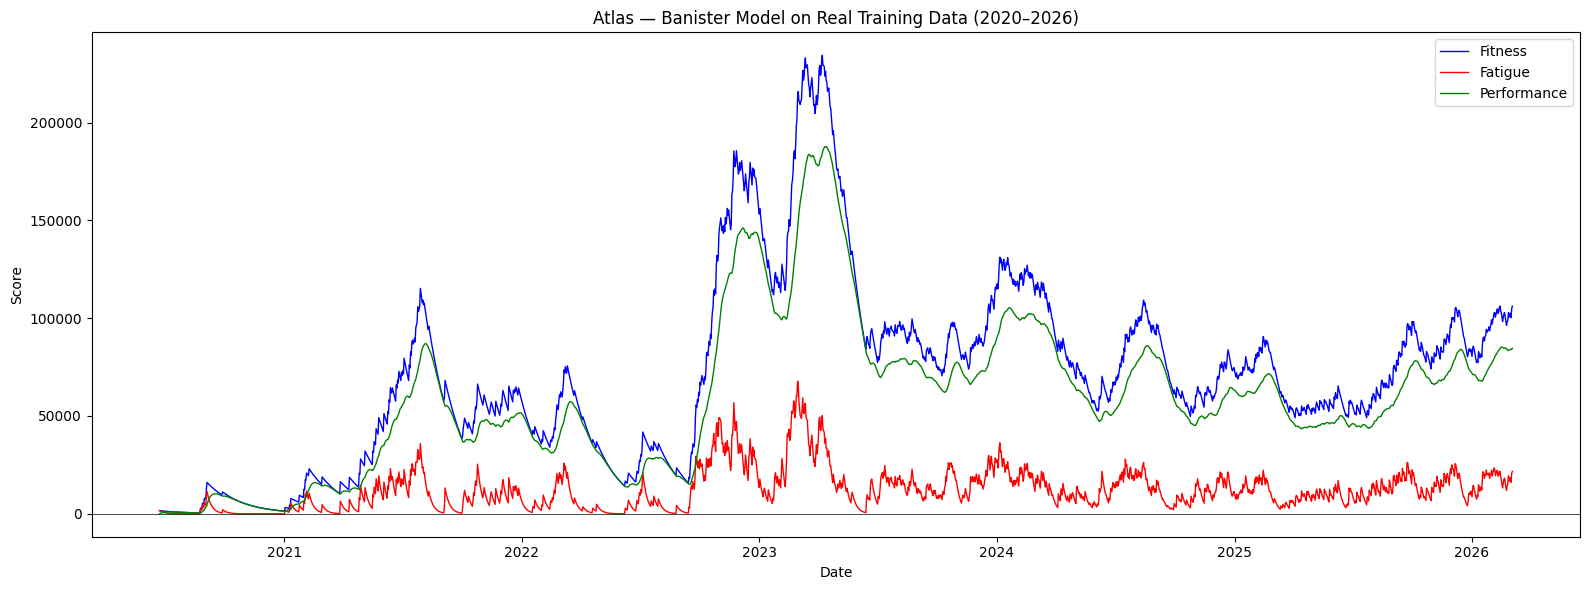
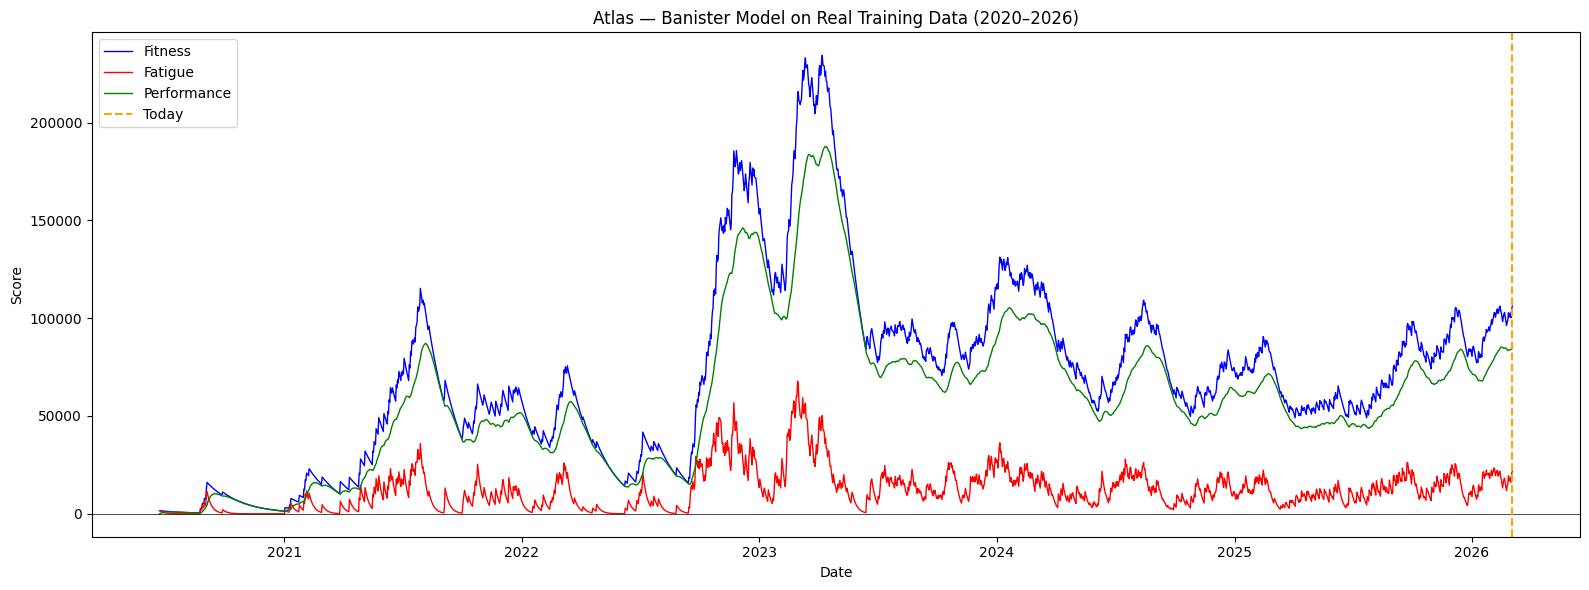
Unified diff of the notebook cell whose output changed from the first chart to the second:
--- before
+++ after
@@ -38,3 +38,8 @@
 plt.legend()
 plt.tight_layout()
+import datetime
+today = pd.Timestamp(datetime.date.today())
+plt.axvline(today, color='orange', linewidth=1.5, linestyle='--', label='Today')
+plt.legend()
 plt.show()
+

Commit: Switch to Supabase DB, add user_id to checkins, JWT auth on API